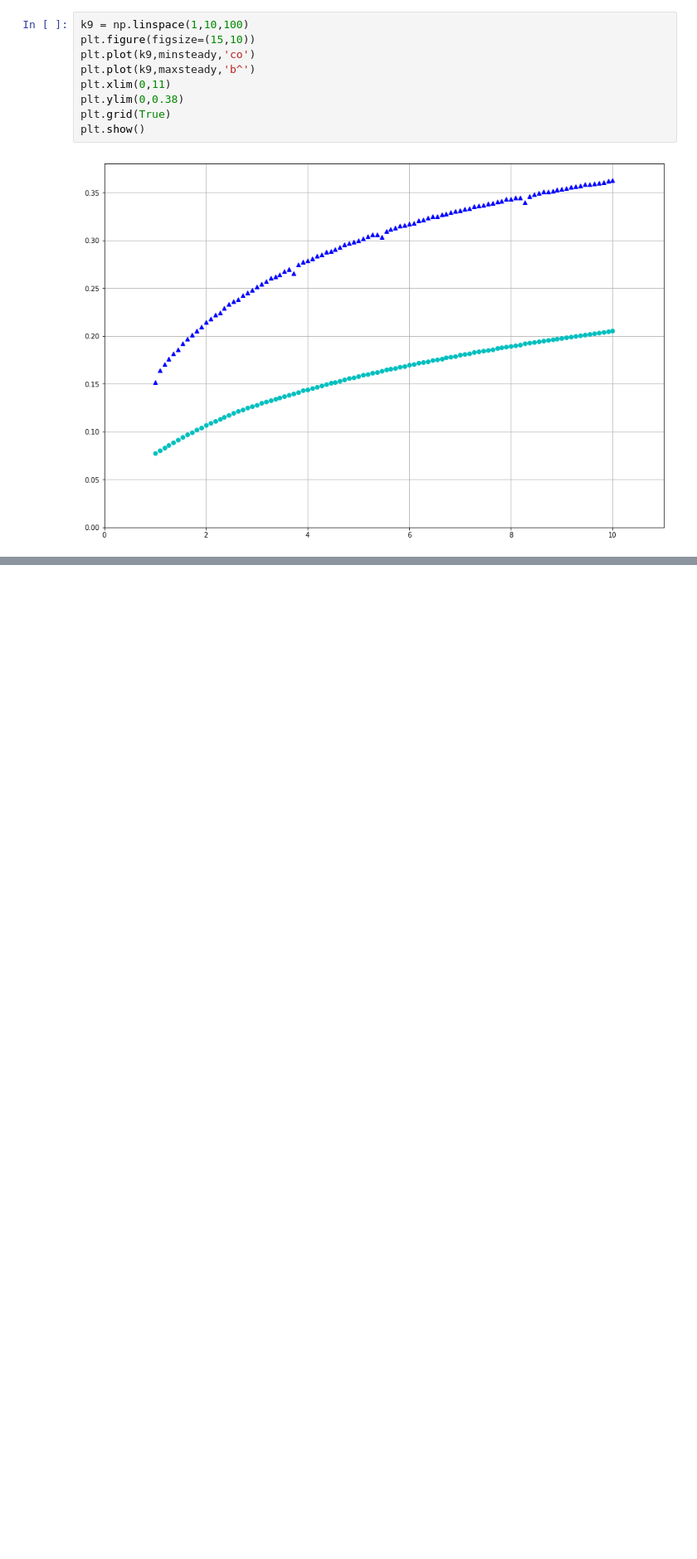
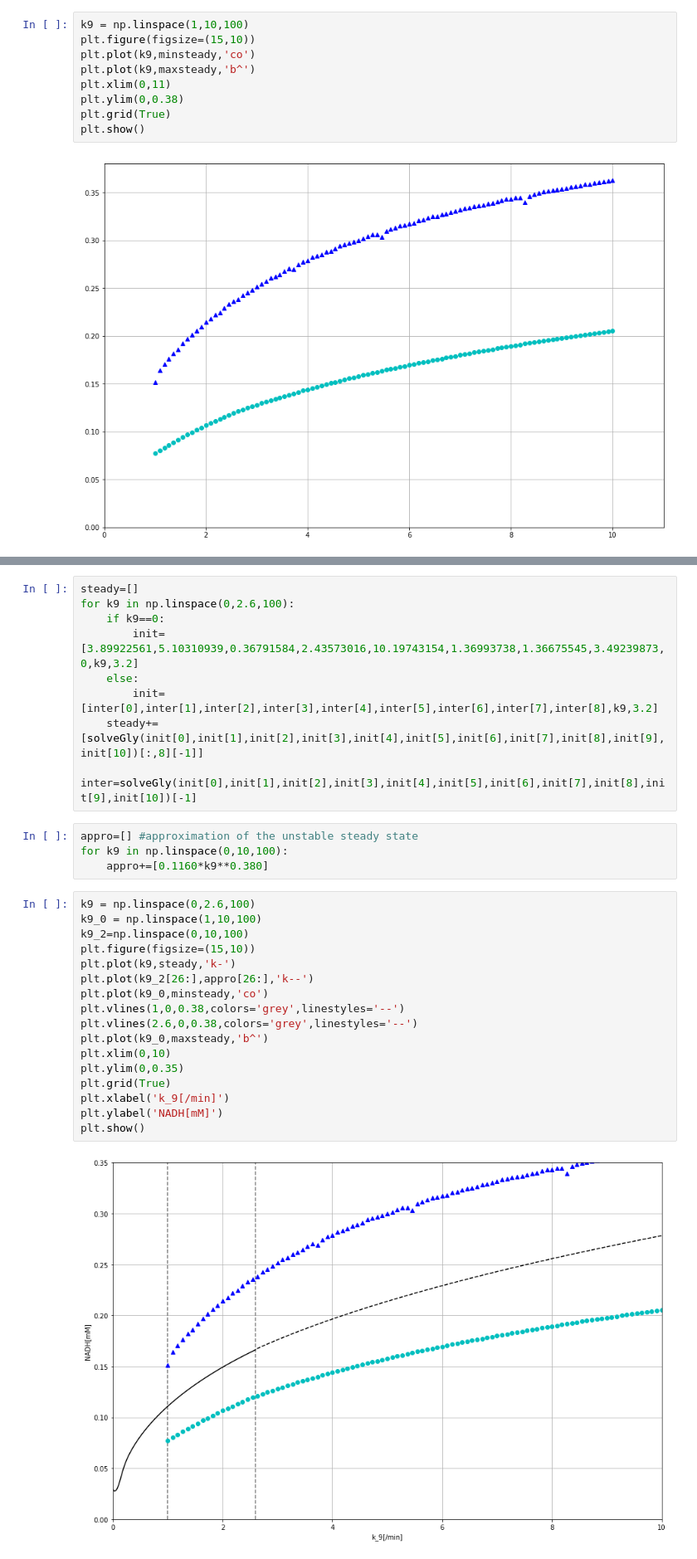
Before and after one commit to B156743-2019/B156743-2019_Assignment1, a Jupyter notebook: Glycolysis.ipynb, the cells around one changed output, grey strips where cells are left out. Shown at 83% size. Saved outputs shown, nothing was run; the diff lists cells and outputs as text; blank space fills up the shorter version.

```diff
--- a/Glycolysis.ipynb
+++ b/Glycolysis.ipynb
@@ -139,0 +101,32 @@ def solveGly2(S1,S2,S3,S4,S5,S6,S6_ex,A3,N2,k9):
+# %%
+steady=[]
+for k9 in np.linspace(0,2.6,100):
+    if k9==0:
+        init=[3.89922561,5.10310939,0.36791584,2.43573016,10.19743154,1.36993738,1.36675545,3.49239873,0,k9,3.2]
+    else:
+        init=[inter[0],inter[1],inter[2],inter[3],inter[4],inter[5],inter[6],inter[7],inter[8],k9,3.2]
+    steady+=[solveGly(init[0],init[1],init[2],init[3],init[4],init[5],init[6],init[7],init[8],init[9],init[10])[:,8][-1]]
+    inter=solveGly(init[0],init[1],init[2],init[3],init[4],init[5],init[6],init[7],init[8],init[9],init[10])[-1]
+# %%
+appro=[] #approximation of the unstable steady state
+for k9 in np.linspace(0,10,100):
+    appro+=[0.1160*k9**0.380]
+# %%
+k9 = np.linspace(0,2.6,100)
+k9_0 = np.linspace(1,10,100)
+k9_2=np.linspace(0,10,100)
+plt.figure(figsize=(15,10))
+plt.plot(k9,steady,'k-')
+plt.plot(k9_2[26:],appro[26:],'k--')
+plt.plot(k9_0,minsteady,'co')
+plt.vlines(1,0,0.38,colors='grey',linestyles='--')
+plt.vlines(2.6,0,0.38,colors='grey',linestyles='--')
+plt.plot(k9_0,maxsteady,'b^')
+plt.xlim(0,10)
+plt.ylim(0,0.35)
+plt.grid(True)
+plt.xlabel('k_9[/min]')
+plt.ylabel('NADH[mM]')
+plt.show()
+# %% [output]
+[figure, added]
```
Also changed, not shown: parts of 9 cells of this notebook.
